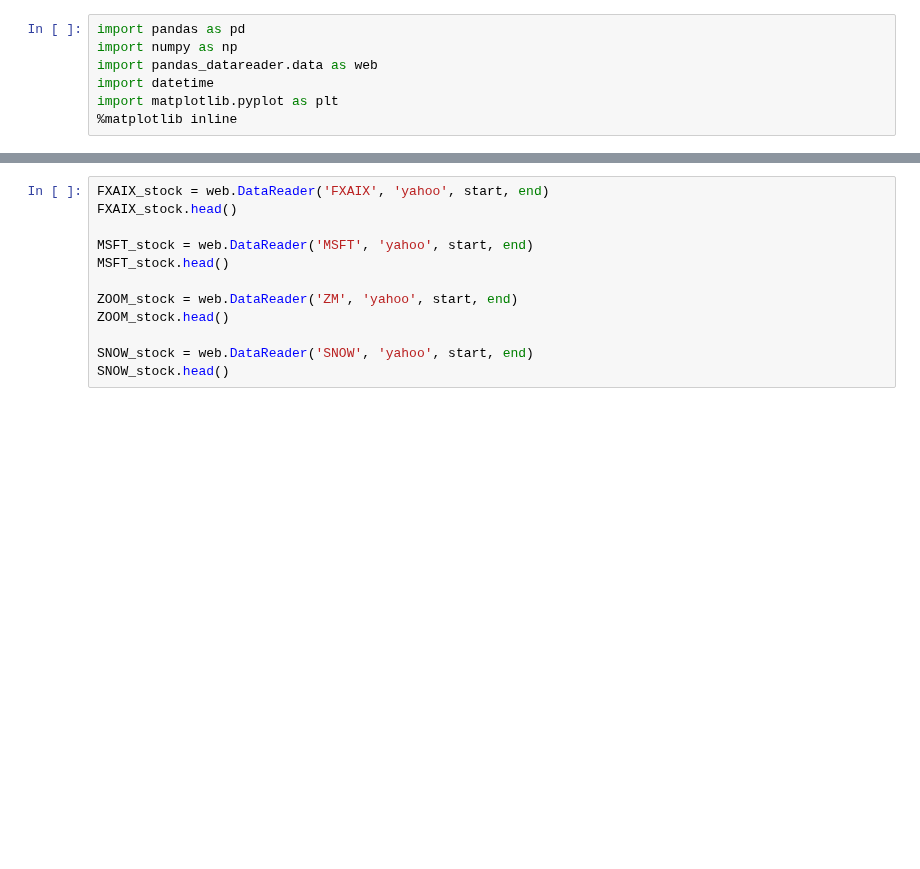
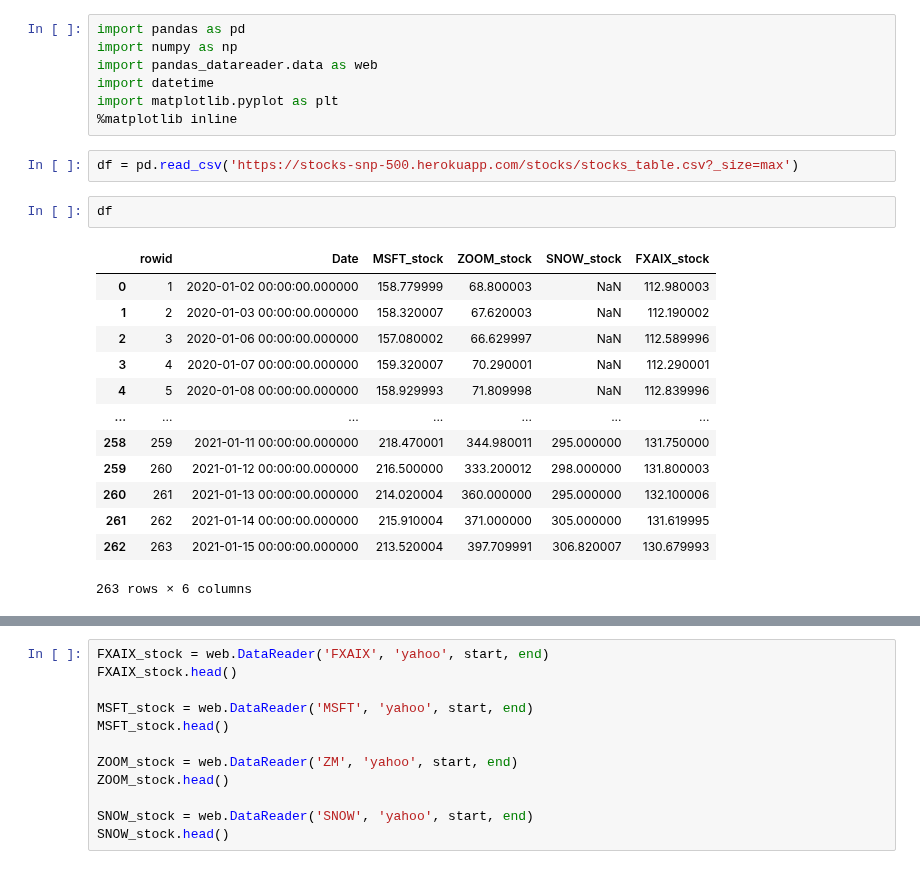
Before and after one commit to davidrkearney/Kearney_Data_Science, a Jupyter notebook: _notebooks/2020-10-05-StockMarketPortfolioAnaylsis_snp_pandas_datareader_sqlite-Copy1.ipynb, the cells around one changed output, grey strips where cells are left out. Saved outputs shown, nothing was run; the diff lists cells and outputs as text; blank space fills up the shorter version.

```diff
--- a/_notebooks/2020-10-05-StockMarketPortfolioAnaylsis_snp_pandas_datareader_sqlite-Copy1.ipynb
+++ b/_notebooks/2020-10-05-StockMarketPortfolioAnaylsis_snp_pandas_datareader_sqlite-Copy1.ipynb
@@ -9,6 +9,24 @@ import pandas_datareader.data as web
 import datetime
 import matplotlib.pyplot as plt
 %matplotlib inline
+# %%
+df = pd.read_csv('https://stocks-snp-500.herokuapp.com/stocks/stocks_table.csv?_size=max')
+# %%
+df
+# %% [output]
+|  | rowid | Date | MSFT_stock | ZOOM_stock | SNOW_stock | FXAIX_stock |
+| 0 | 1 | 2020-01-02 00:00:00.000000 | 158.779999 | 68.800003 | NaN | 112.980003 |
+| 1 | 2 | 2020-01-03 00:00:00.000000 | 158.320007 | 67.620003 | NaN | 112.190002 |
+| 2 | 3 | 2020-01-06 00:00:00.000000 | 157.080002 | 66.629997 | NaN | 112.589996 |
+| 3 | 4 | 2020-01-07 00:00:00.000000 | 159.320007 | 70.290001 | NaN | 112.290001 |
+| 4 | 5 | 2020-01-08 00:00:00.000000 | 158.929993 | 71.809998 | NaN | 112.839996 |
+| ... | ... | ... | ... | ... | ... | ... |
+| 258 | 259 | 2021-01-11 00:00:00.000000 | 218.470001 | 344.980011 | 295.000000 | 131.750000 |
+| 259 | 260 | 2021-01-12 00:00:00.000000 | 216.500000 | 333.200012 | 298.000000 | 131.800003 |
+| 260 | 261 | 2021-01-13 00:00:00.000000 | 214.020004 | 360.000000 | 295.000000 | 132.100006 |
+| 261 | 262 | 2021-01-14 00:00:00.000000 | 215.910004 | 371.000000 | 305.000000 | 131.619995 |
+| 262 | 263 | 2021-01-15 00:00:00.000000 | 213.520004 | 397.709991 | 306.820007 | 130.679993 |
+263 rows × 6 columns
 # %%
 start = pd.to_datetime('2020-01-01')
 end = pd.to_datetime('today')
```
Also changed, not shown: parts of 5 cells of this notebook, 8 other files.
